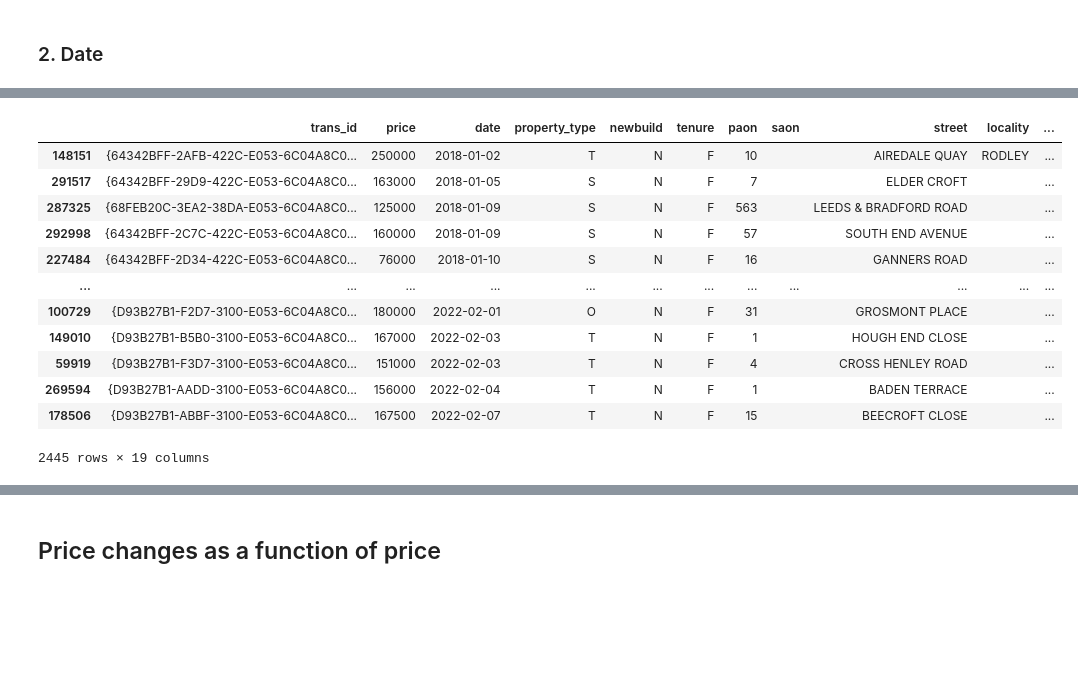
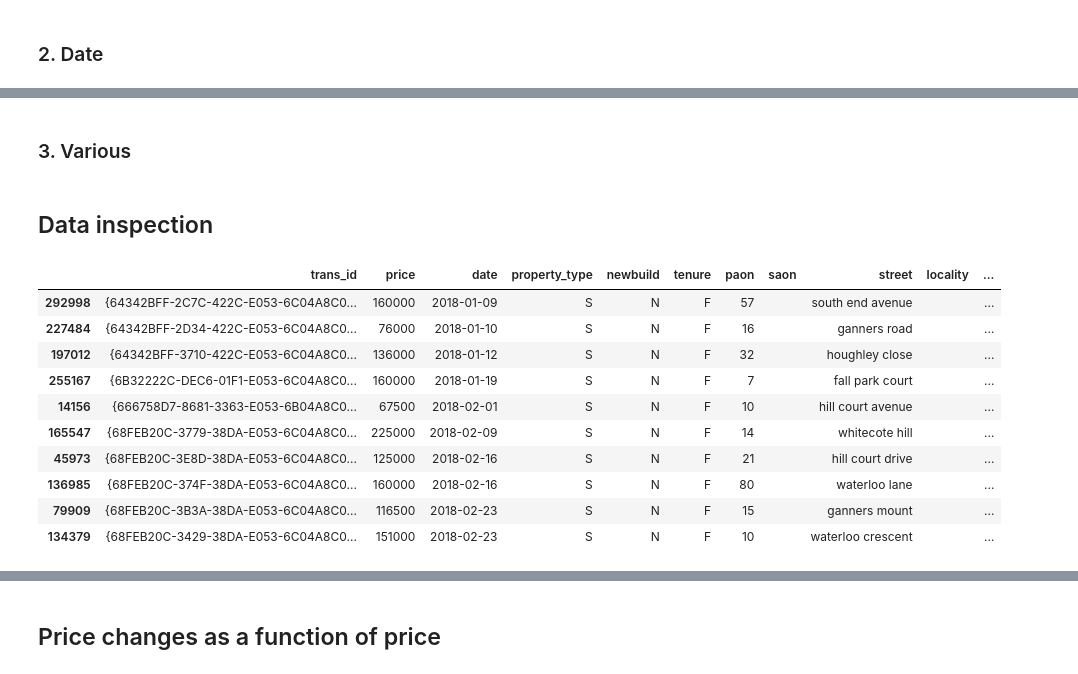
Before and after one commit to teerev/housing, a Jupyter notebook: price_explorer.ipynb, the cells around one changed output, grey strips where cells are left out. Cells and saved outputs as stored; diff of their text form; code cells hidden in the pictures; blank space fills up the shorter version.

```diff
--- a/price_explorer.ipynb
+++ b/price_explorer.ipynb
@@ -217,6 +207,20 @@ df.head(10)
 | 64795 | {A193850F-25F2-46F3-A379-A3F5C8A3... | 140000 | 1995-01-03 | D | N | F | 270 |  | WETHERBY ROAD | LEEDS | ... |
 | 223151 | {5DBCD3D4-07F0-4412-9379-DA6E6450... | 59950 | 1995-01-03 | S | Y | F | 74 |  | FIELD END ROAD | LEEDS | ... |
 | 183750 | {F817C2E1-91D3-45D5-9F7D-23074F77... | 332500 | 1995-01-03 | D | N | F | 626 |  | HARROGATE ROAD | LEEDS | ... |
+# %% [markdown]
+### 3. Various
+# %%
+# rename column to avoid keyword clash
+df.rename(columns={'type': 'property_type'}, inplace=True)
+
+# lower case for aesthetics
+df['street'] = df['street'].str.lower()
+df['locality'] = df['locality'].str.lower()
+df['town_city'] = df['town_city'].str.lower()
+df['county'] = df['county'].str.lower()
+df['district'] = df['district'].str.lower()
+# %% [markdown]
+## Data inspection
 # %%
 import matplotlib.pyplot as plt
 import matplotlib.dates as mdates
@@ -245,28 +249,27 @@ def filter_by(dataframe, **kwargs):
 
 
 df_ = filter_by(dataframe=df,
-                #property_type='D',
-                pc_district='LS13',
+                property_type='S',
+                pc_sector='LS13 2',
+                #street='eightlands lane',
                 min_price=0,
                 max_price=500000,
                 min_date='2018-01-01',
                )
 # %%
-df_
+df_.head(10)
 # %% [output]
 |  | trans_id | price | date | property_type | newbuild | tenure | paon | saon | street | locality | ... |
-| 148151 | {64342BFF-2AFB-422C-E053-6C04A8C0... | 250000 | 2018-01-02 | T | N | F | 10 |  | AIREDALE QUAY | RODLEY | ... |
-| 291517 | {64342BFF-29D9-422C-E053-6C04A8C0... | 163000 | 2018-01-05 | S | N | F | 7 |  | ELDER CROFT |  | ... |
-| 287325 | {68FEB20C-3EA2-38DA-E053-6C04A8C0... | 125000 | 2018-01-09 | S | N | F | 563 |  | LEEDS & BRADFORD ROAD |  | ... |
-| 292998 | {64342BFF-2C7C-422C-E053-6C04A8C0... | 160000 | 2018-01-09 | S | N | F | 57 |  | SOUTH END AVENUE |  | ... |
-| 227484 | {64342BFF-2D34-422C-E053-6C04A8C0... | 76000 | 2018-01-10 | S | N | F | 16 |  | GANNERS ROAD |  | ... |
-| ... | ... | ... | ... | ... | ... | ... | ... | ... | ... | ... | ... |
-| 100729 | {D93B27B1-F2D7-3100-E053-6C04A8C0... | 180000 | 2022-02-01 | O | N | F | 31 |  | GROSMONT PLACE |  | ... |
-| 149010 | {D93B27B1-B5B0-3100-E053-6C04A8C0... | 167000 | 2022-02-03 | T | N | F | 1 |  | HOUGH END CLOSE |  | ... |
-| 59919 | {D93B27B1-F3D7-3100-E053-6C04A8C0... | 151000 | 2022-02-03 | T | N | F | 4 |  | CROSS HENLEY ROAD |  | ... |
-| 269594 | {D93B27B1-AADD-3100-E053-6C04A8C0... | 156000 | 2022-02-04 | T | N | F | 1 |  | BADEN TERRACE |  | ... |
-| 178506 | {D93B27B1-ABBF-3100-E053-6C04A8C0... | 167500 | 2022-02-07 | T | N | F | 15 |  | BEECROFT CLOSE |  | ... |
+| 292998 | {64342BFF-2C7C-422C-E053-6C04A8C0... | 160000 | 2018-01-09 | S | N | F | 57 |  | south end avenue |  | ... |
+| 227484 | {64342BFF-2D34-422C-E053-6C04A8C0... | 76000 | 2018-01-10 | S | N | F | 16 |  | ganners road |  | ... |
+| 197012 | {64342BFF-3710-422C-E053-6C04A8C0... | 136000 | 2018-01-12 | S | N | F | 32 |  | houghley close |  | ... |
+| 255167 | {6B32222C-DEC6-01F1-E053-6C04A8C0... | 160000 | 2018-01-19 | S | N | F | 7 |  | fall park court |  | ... |
+| 14156 | {666758D7-8681-3363-E053-6B04A8C0... | 67500 | 2018-02-01 | S | N | F | 10 |  | hill court avenue |  | ... |
+| 165547 | {68FEB20C-3779-38DA-E053-6C04A8C0... | 225000 | 2018-02-09 | S | N | F | 14 |  | whitecote hill |  | ... |
+| 45973 | {68FEB20C-3E8D-38DA-E053-6C04A8C0... | 125000 | 2018-02-16 | S | N | F | 21 |  | hill court drive |  | ... |
+| 136985 | {68FEB20C-374F-38DA-E053-6C04A8C0... | 160000 | 2018-02-16 | S | N | F | 80 |  | waterloo lane |  | ... |
+| 79909 | {68FEB20C-3B3A-38DA-E053-6C04A8C0... | 116500 | 2018-02-23 | S | N | F | 15 |  | ganners mount |  | ... |
+| 134379 | {68FEB20C-3429-38DA-E053-6C04A8C0... | 151000 | 2018-02-23 | S | N | F | 10 |  | waterloo crescent |  | ... |
-2445 rows × 19 columns
 # %%
 from matplotlib.dates import MonthLocator
 
```
Also changed, not shown: parts of 14 cells of this notebook.
